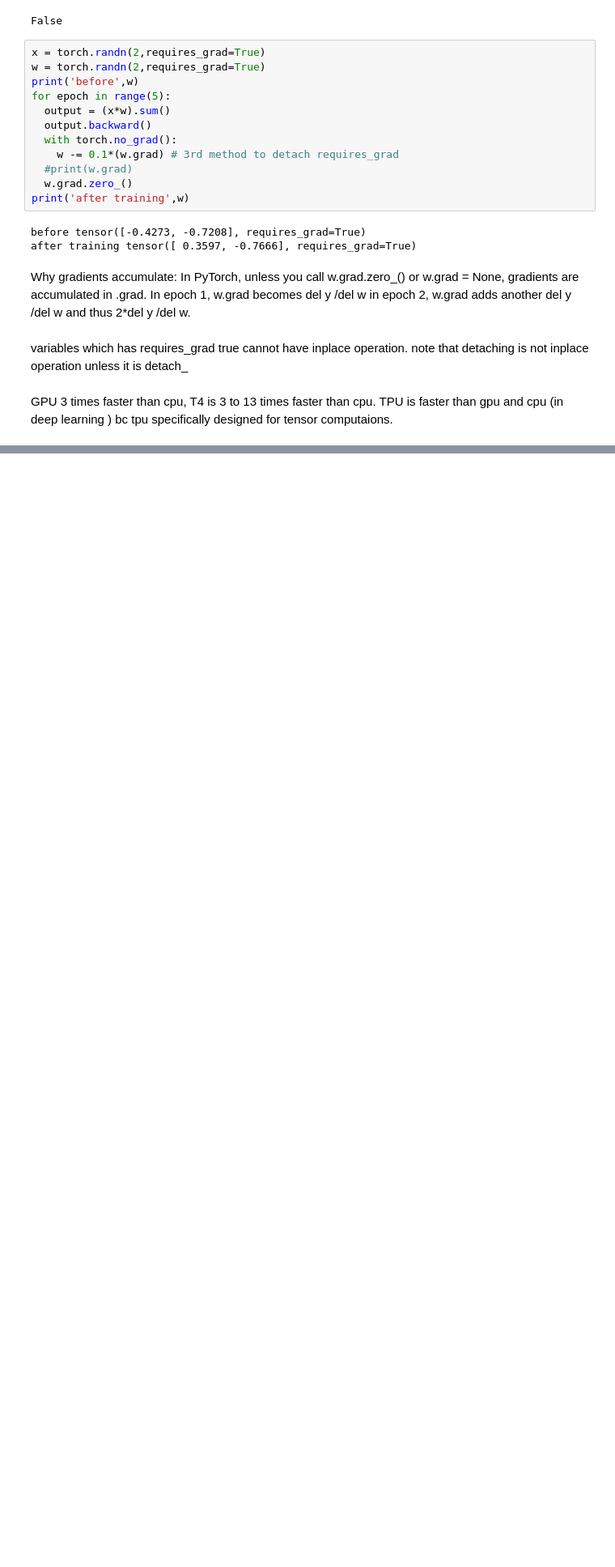
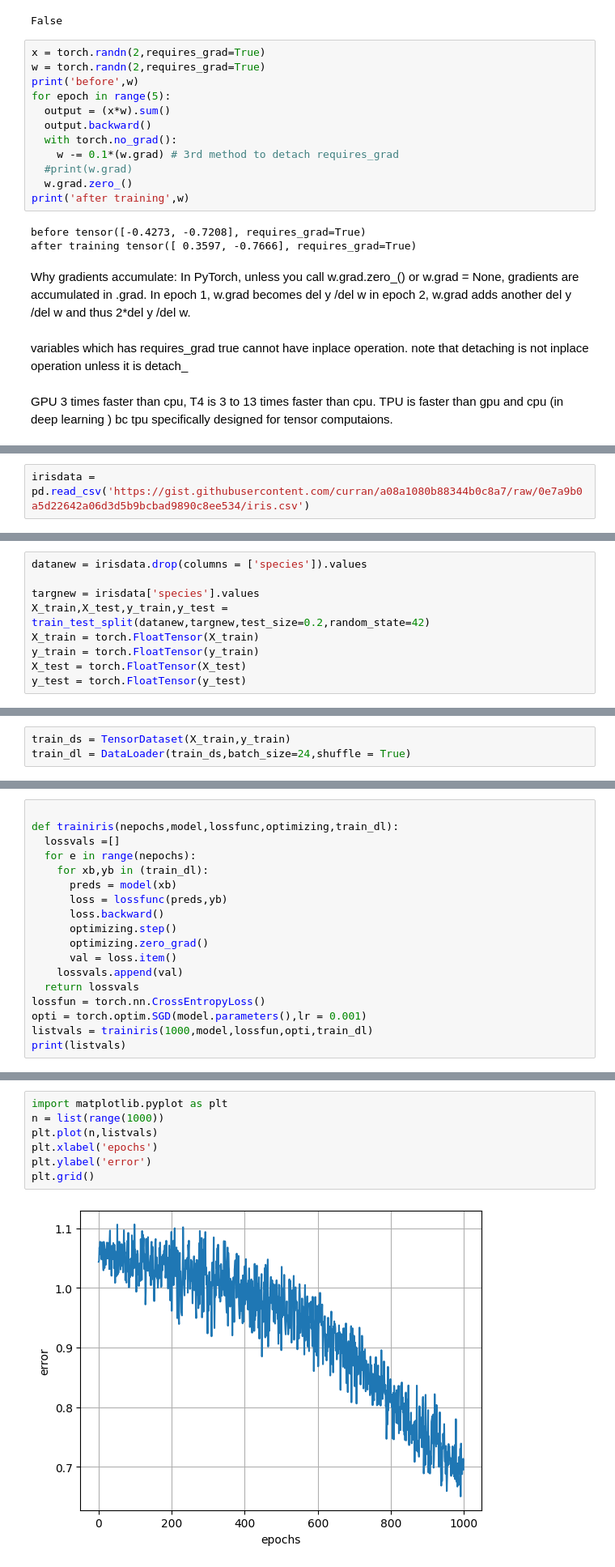
Before and after one commit to aliyarinu/Projects, a Jupyter notebook: Untitled0.ipynb, the cells around one changed output, grey strips where cells are left out. Shown at 81% size. Drawn from its saved outputs; the diff is of its cells as text; blank space fills up the shorter version.

```diff
--- a/Untitled0.ipynb
+++ b/Untitled0.ipynb
@@ -100,0 +393,2 @@ GPU 3 times faster than cpu, T4 is 3 to 13 times faster than cpu. TPU is faster
+# %%
+irisdata = pd.read_csv('https://gist.githubusercontent.com/curran/a08a1080b88344b0c8a7/raw/0e7a9b0a5d22642a06d3d5b9bcbad9890c8ee534/iris.csv')
@@ -100,0 +429,9 @@ GPU 3 times faster than cpu, T4 is 3 to 13 times faster than cpu. TPU is faster
+# %%
+datanew = irisdata.drop(columns = ['species']).values
+
+targnew = irisdata['species'].values
+X_train,X_test,y_train,y_test = train_test_split(datanew,targnew,test_size=0.2,random_state=42)
+X_train = torch.FloatTensor(X_train)
+y_train = torch.FloatTensor(y_train)
+X_test = torch.FloatTensor(X_test)
+y_test = torch.FloatTensor(y_test)
@@ -100,0 +440,3 @@ GPU 3 times faster than cpu, T4 is 3 to 13 times faster than cpu. TPU is faster
+# %%
+train_ds = TensorDataset(X_train,y_train)
+train_dl = DataLoader(train_ds,batch_size=24,shuffle = True)
@@ -100,0 +484,18 @@ GPU 3 times faster than cpu, T4 is 3 to 13 times faster than cpu. TPU is faster
+# %%
+
+def trainiris(nepochs,model,lossfunc,optimizing,train_dl):
+  lossvals =[]
+  for e in range(nepochs):
+    for xb,yb in (train_dl):
+      preds = model(xb)
+      loss = lossfunc(preds,yb)
+      loss.backward()
+      optimizing.step()
+      optimizing.zero_grad()
+      val = loss.item()
+    lossvals.append(val)
+  return lossvals
+lossfun = torch.nn.CrossEntropyLoss()
+opti = torch.optim.SGD(model.parameters(),lr = 0.001)
+listvals = trainiris(1000,model,lossfun,opti,train_dl)
+print(listvals)
@@ -100,0 +504,9 @@ GPU 3 times faster than cpu, T4 is 3 to 13 times faster than cpu. TPU is faster
+# %%
+import matplotlib.pyplot as plt
+n = list(range(1000))
+plt.plot(n,listvals)
+plt.xlabel('epochs')
+plt.ylabel('error')
+plt.grid()
+# %% [output]
+[figure, added]
```
Also changed, not shown: parts of 35 cells of this notebook.
